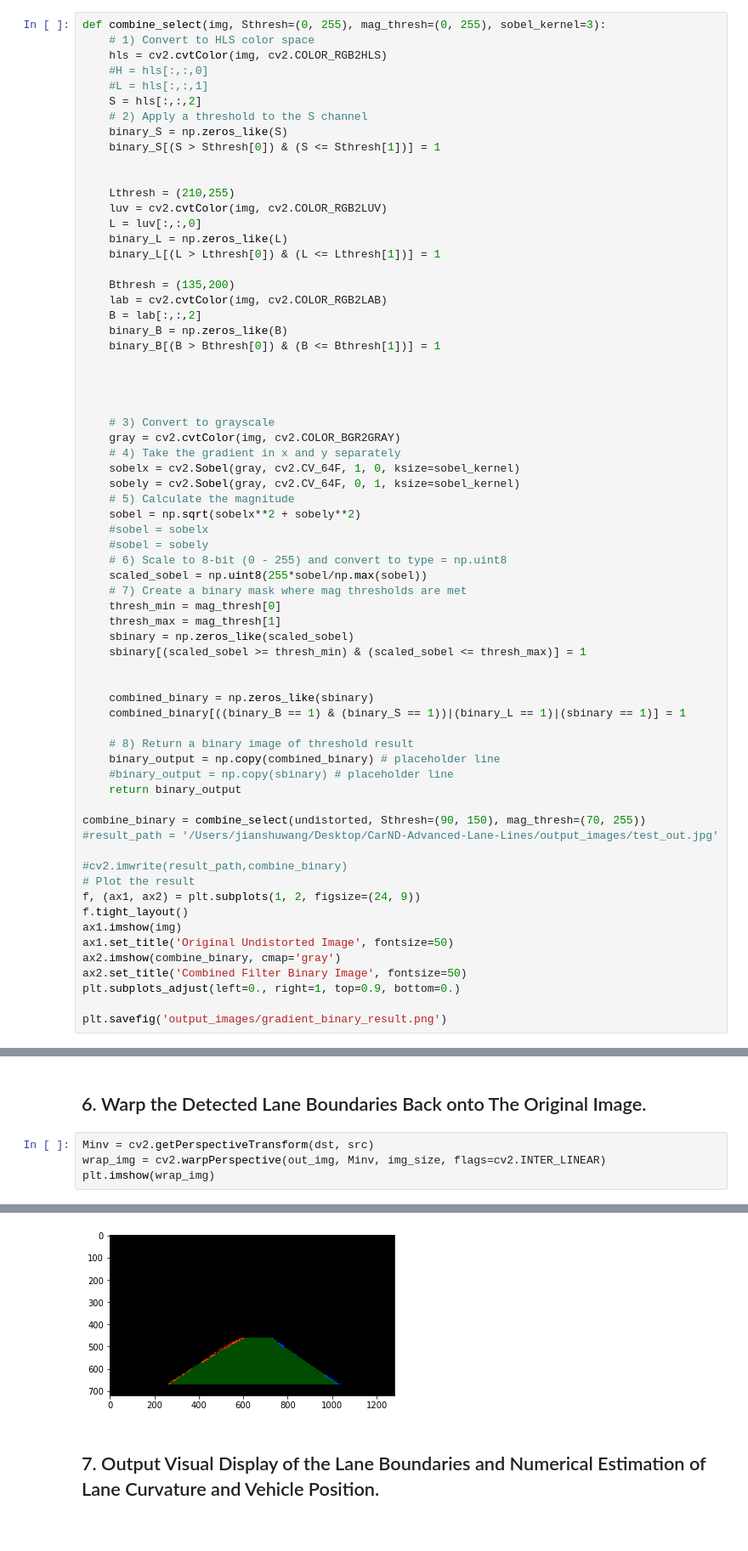
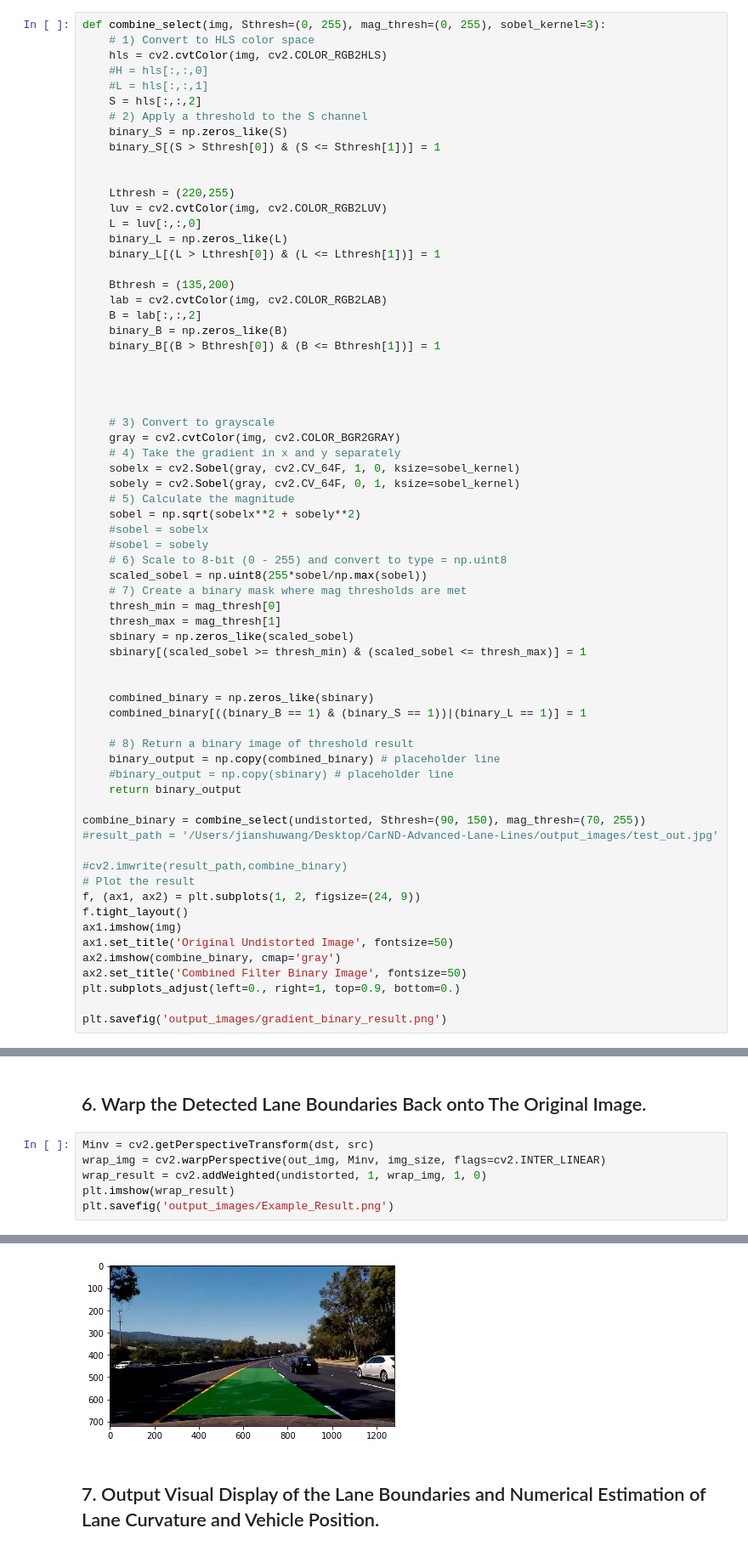
Before and after one commit to Jianshu-Wang/CarND-Advanced-Lane-Lines, a Jupyter notebook: Report.ipynb, the cells around one changed output, grey strips where cells are left out. Shown at 85% size. Cells and saved outputs as stored; diff of their text form.

Commit message:
commit result

```diff
--- a/Report.ipynb
+++ b/Report.ipynb
@@ -102,7 +102,7 @@ def combine_select(img, Sthresh=(0, 255), mag_thresh=(0, 255), sobel_kernel=3):
     binary_S[(S > Sthresh[0]) & (S <= Sthresh[1])] = 1
 
 
-    Lthresh = (210,255)
+    Lthresh = (220,255)
     luv = cv2.cvtColor(img, cv2.COLOR_RGB2LUV)
     L = luv[:,:,0]
     binary_L = np.zeros_like(L)
@@ -136,7 +136,7 @@ def combine_select(img, Sthresh=(0, 255), mag_thresh=(0, 255), sobel_kernel=3):
 
 
     combined_binary = np.zeros_like(sbinary)
-    combined_binary[((binary_B == 1) & (binary_S == 1))|(binary_L == 1)|(sbinary == 1)] = 1
+    combined_binary[((binary_B == 1) & (binary_S == 1))|(binary_L == 1)] = 1
 
     # 8) Return a binary image of threshold result
     binary_output = np.copy(combined_binary) # placeholder line
@@ -408,5 +408,7 @@ print(left_curverad, 'm', right_curverad, 'm')
 # %%
 Minv = cv2.getPerspectiveTransform(dst, src)
 wrap_img = cv2.warpPerspective(out_img, Minv, img_size, flags=cv2.INTER_LINEAR)
-plt.imshow(wrap_img)
+wrap_result = cv2.addWeighted(undistorted, 1, wrap_img, 1, 0)
+plt.imshow(wrap_result)
+plt.savefig('output_images/Example_Result.png')
 # %% [output]
@@ -414,4 +415,4 @@ plt.imshow(wrap_img)
-[figure, old version]
+[figure, new version]
 # %% [markdown]
 ## 7. Output Visual Display of the Lane Boundaries and Numerical Estimation of Lane Curvature and Vehicle Position.
 # %%
```
Also changed, not shown: parts of 4 cells of this notebook, 5 other files.
